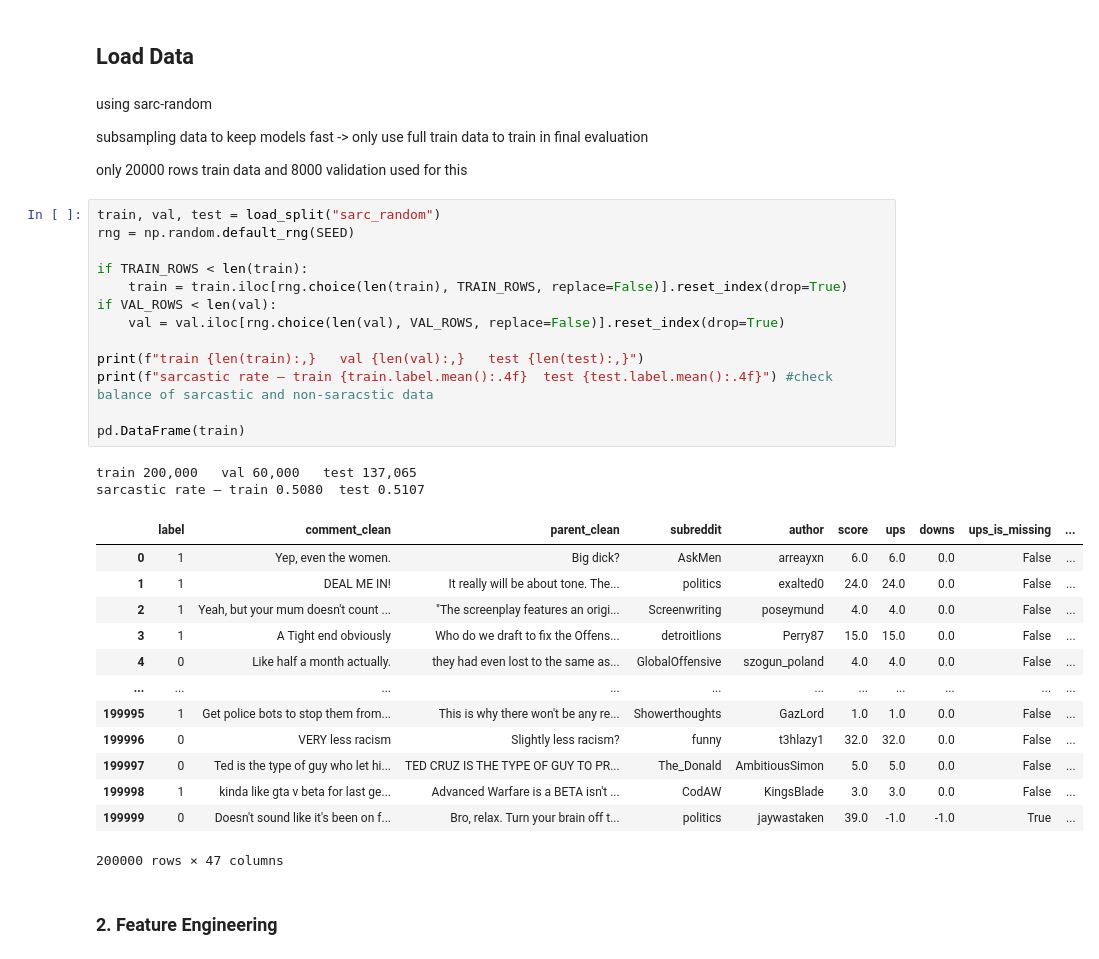
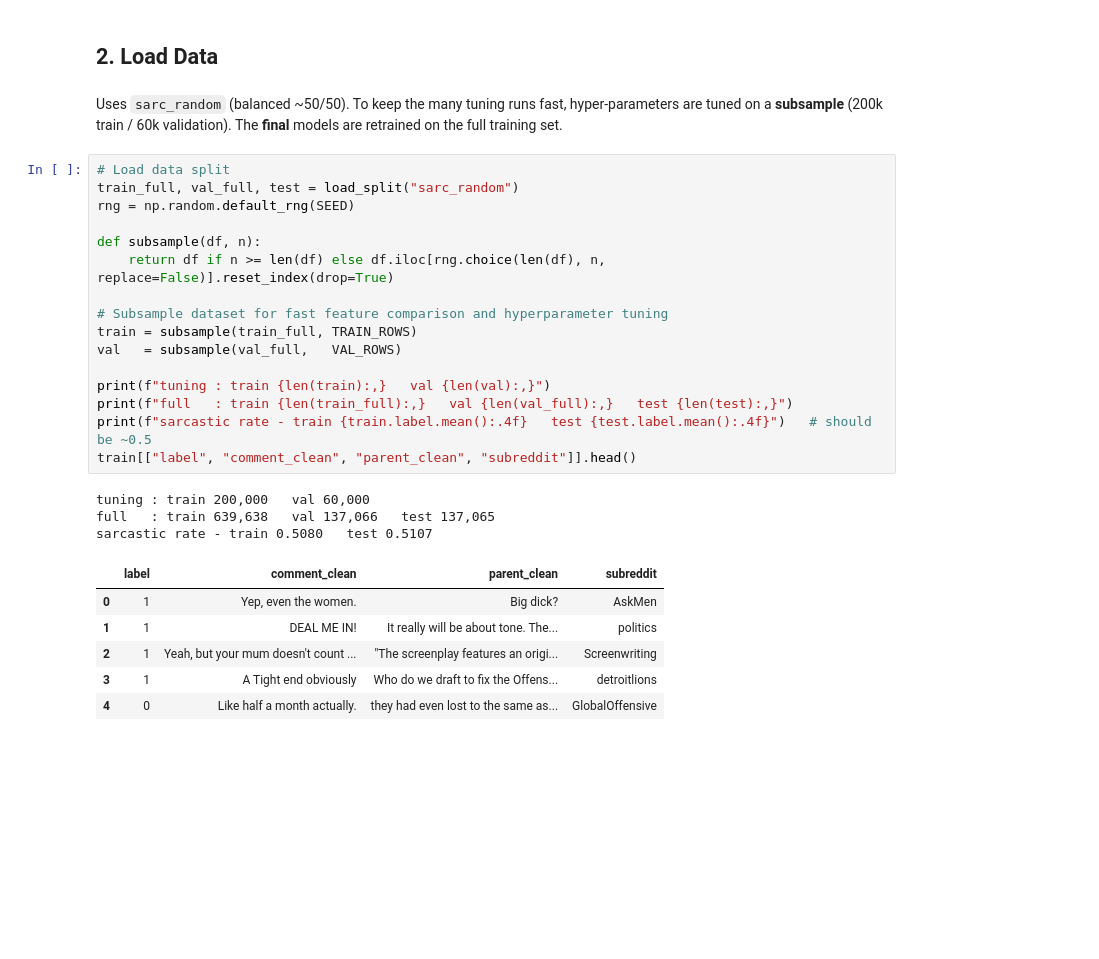
Before and after one commit to Sebastiancreativity/cs3244_group1, a Jupyter notebook: modelling/Margin-Based/margin-based_baseline.ipynb, the cells around one changed output. Drawn from its saved outputs; the diff is of its cells as text; blank space fills up the shorter version.

```diff
--- a/modelling/Margin-Based/margin-based_baseline.ipynb
+++ b/modelling/Margin-Based/margin-based_baseline.ipynb
@@ -73,39 +93,31 @@ pd.Series(VERSIONS).to_frame("version")
 # %% [markdown]
-## Load Data
+## 2. Load Data
 # %% [markdown]
-using sarc-random
-
-subsampling data to keep models fast -> only use full train data to train in final evaluation
-
-only 20000 rows train data and 8000 validation used for this
+Uses `sarc_random` (balanced ~50/50). To keep the many tuning runs fast, hyper-parameters are tuned on a **subsample**
+(200k train / 60k validation). The **final** models are retrained on the full training set.
 # %%
-train, val, test = load_split("sarc_random")
+# Load data split
+train_full, val_full, test = load_split("sarc_random")
 rng = np.random.default_rng(SEED)
 
-if TRAIN_ROWS < len(train):
-    train = train.iloc[rng.choice(len(train), TRAIN_ROWS, replace=False)].reset_index(drop=True)
-if VAL_ROWS < len(val):
-    val = val.iloc[rng.choice(len(val), VAL_ROWS, replace=False)].reset_index(drop=True)
+def subsample(df, n):
+    return df if n >= len(df) else df.iloc[rng.choice(len(df), n, replace=False)].reset_index(drop=True)
 
-print(f"train {len(train):,}   val {len(val):,}   test {len(test):,}")
-print(f"sarcastic rate — train {train.label.mean():.4f}  test {test.label.mean():.4f}") #check balance of sarcastic and non-saracstic data
+# Subsample dataset for fast feature comparison and hyperparameter tuning
+train = subsample(train_full, TRAIN_ROWS)
+val   = subsample(val_full,   VAL_ROWS)
 
-pd.DataFrame(train)
+print(f"tuning : train {len(train):,}   val {len(val):,}")
+print(f"full   : train {len(train_full):,}   val {len(val_full):,}   test {len(test):,}")
+print(f"sarcastic rate - train {train.label.mean():.4f}   test {test.label.mean():.4f}")   # should be ~0.5
+train[["label", "comment_clean", "parent_clean", "subreddit"]].head()
 # %% [output]
-train 200,000   val 60,000   test 137,065
-sarcastic rate — train 0.5080  test 0.5107
+tuning : train 200,000   val 60,000
+full   : train 639,638   val 137,066   test 137,065
+sarcastic rate - train 0.5080   test 0.5107
-|  | label | comment_clean | parent_clean | subreddit | author | score | ups | downs | ups_is_missing | ... |
-| 0 | 1 | Yep, even the women. | Big dick? | AskMen | arreayxn | 6.0 | 6.0 | 0.0 | False | ... |
-| 1 | 1 | DEAL ME IN! | It really will be about tone. The... | politics | exalted0 | 24.0 | 24.0 | 0.0 | False | ... |
-| 2 | 1 | Yeah, but your mum doesn't count ... | "The screenplay features an origi... | Screenwriting | poseymund | 4.0 | 4.0 | 0.0 | False | ... |
-| 3 | 1 | A Tight end obviously | Who do we draft to fix the Offens... | detroitlions | Perry87 | 15.0 | 15.0 | 0.0 | False | ... |
-| 4 | 0 | Like half a month actually. | they had even lost to the same as... | GlobalOffensive | szogun_poland | 4.0 | 4.0 | 0.0 | False | ... |
-| ... | ... | ... | ... | ... | ... | ... | ... | ... | ... | ... |
-| 199995 | 1 | Get police bots to stop them from... | This is why there won't be any re... | Showerthoughts | GazLord | 1.0 | 1.0 | 0.0 | False | ... |
-| 199996 | 0 | VERY less racism | Slightly less racism? | funny | t3hlazy1 | 32.0 | 32.0 | 0.0 | False | ... |
-| 199997 | 0 | Ted is the type of guy who let hi... | TED CRUZ IS THE TYPE OF GUY TO PR... | The_Donald | AmbitiousSimon | 5.0 | 5.0 | 0.0 | False | ... |
-| 199998 | 1 | kinda like gta v beta for last ge... | Advanced Warfare is a BETA isn't ... | CodAW | KingsBlade | 3.0 | 3.0 | 0.0 | False | ... |
-| 199999 | 0 | Doesn't sound like it's been on f... | Bro, relax. Turn your brain off t... | politics | jaywastaken | 39.0 | -1.0 | -1.0 | True | ... |
+|  | label | comment_clean | parent_clean | subreddit |
+| 0 | 1 | Yep, even the women. | Big dick? | AskMen |
+| 1 | 1 | DEAL ME IN! | It really will be about tone. The... | politics |
+| 2 | 1 | Yeah, but your mum doesn't count ... | "The screenplay features an origi... | Screenwriting |
+| 3 | 1 | A Tight end obviously | Who do we draft to fix the Offens... | detroitlions |
+| 4 | 0 | Like half a month actually. | they had even lost to the same as... | GlobalOffensive |
-200000 rows × 47 columns
-# %% [markdown]
-### 2. Feature Engineering
```
Also changed, not shown: parts of 30 cells of this notebook.
